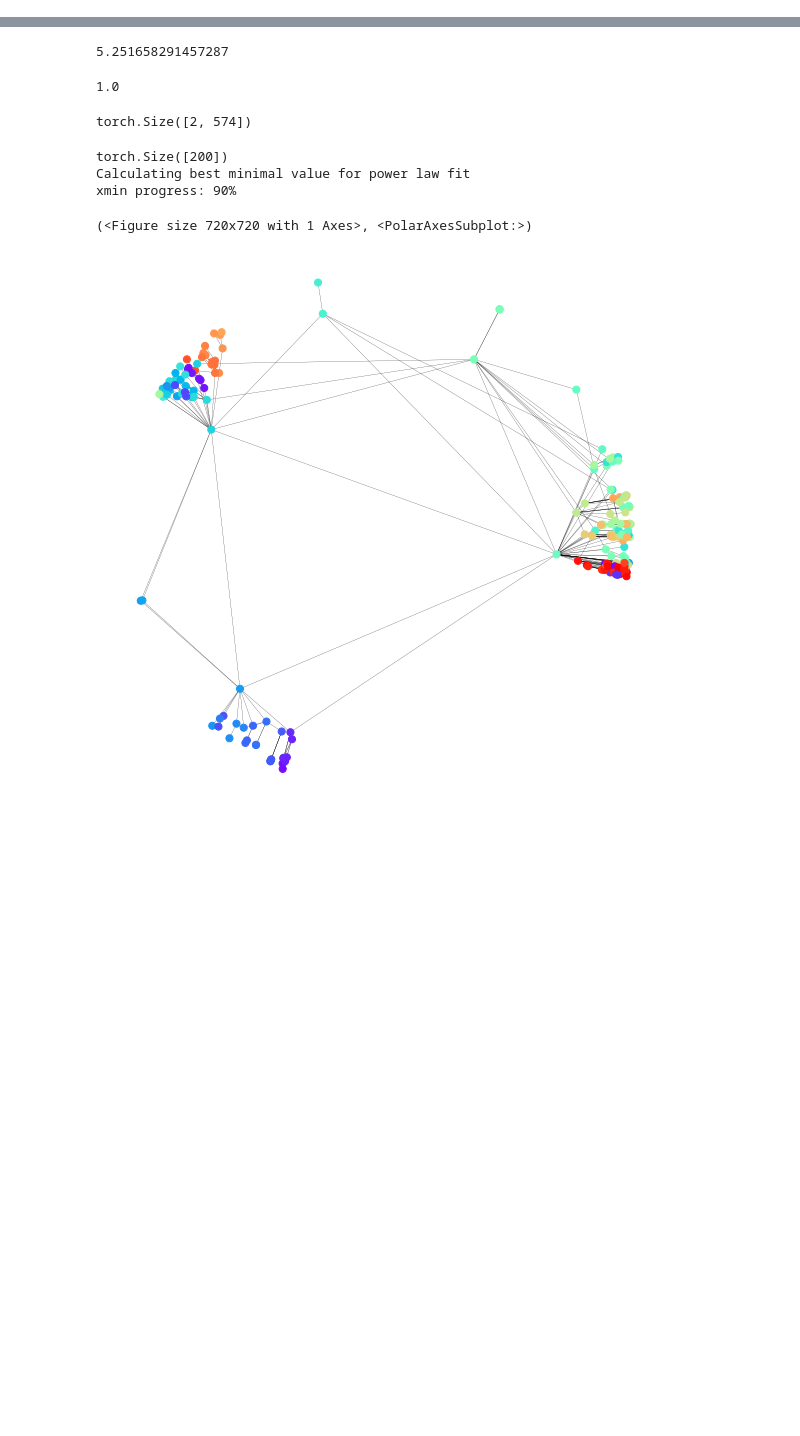
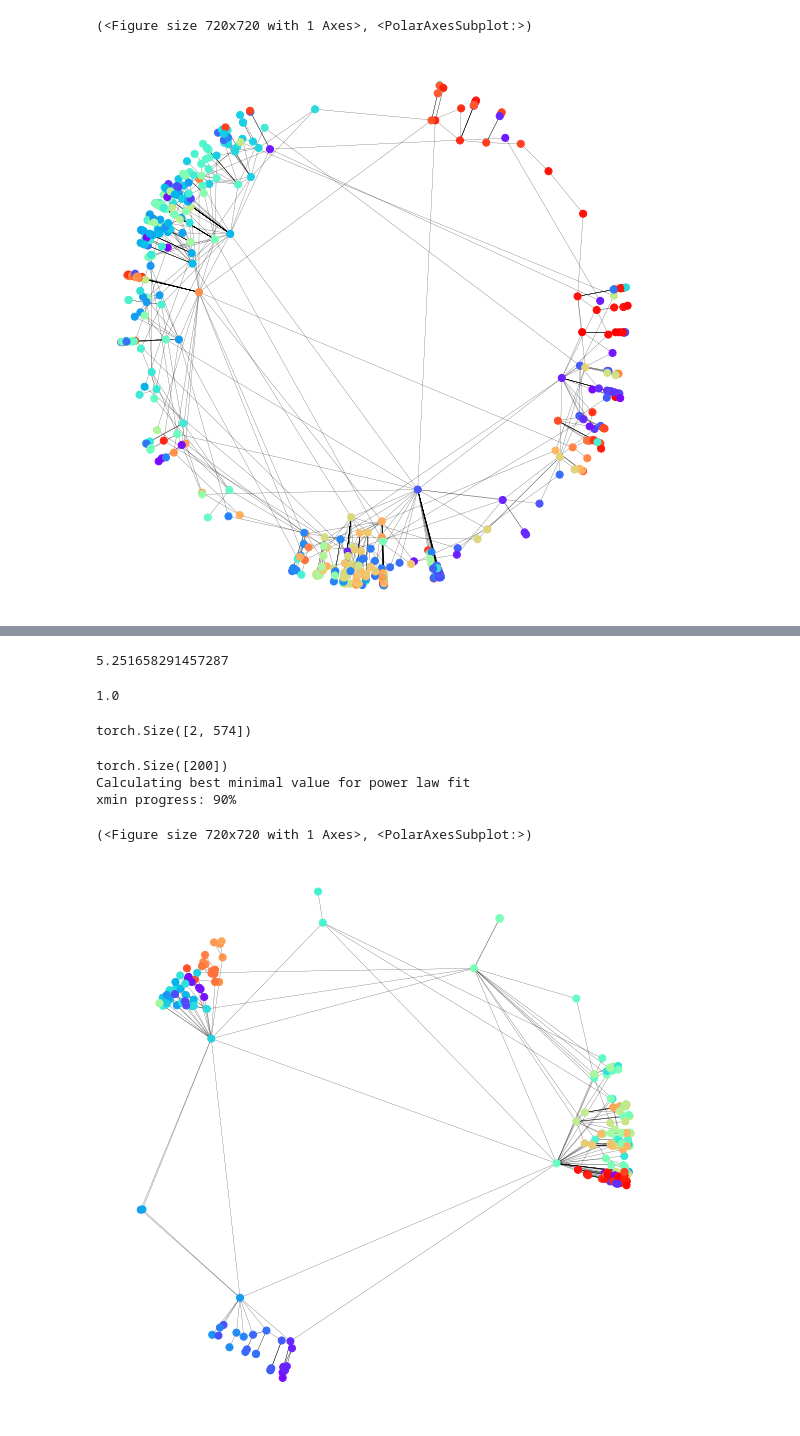
Before and after one commit to martinfama/LPGNN, a Jupyter notebook: Trees_and_pruning.ipynb, the cells around one changed output, grey strips where cells are left out. Cells and saved outputs as stored; diff of their text form; code cells hidden in the pictures; blank space fills up the shorter version.

```diff
--- a/Trees_and_pruning.ipynb
+++ b/Trees_and_pruning.ipynb
@@ -57,3 +102,8 @@ LPGNN.popularity_similarity.drawPSNetwork(PS, polar_projection=True, with_labels
+# %%
+LPGNN.popularity_similarity.drawPSNetwork(PS_tree_labne, polar_projection=True, with_labels=False, figsize=(10,10), pos_name='LaBNE_node_polar_positions')
+# %% [output]
+(<Figure size 720x720 with 1 Axes>, <PolarAxesSubplot:>)
+[figure, added]
 # %%
 LPGNN.popularity_similarity.drawPSNetwork(PS_Labne, polar_projection=True, with_labels=False, figsize=(10,10), pos_name='LaBNE_node_polar_positions')
 # %% [output]
```
Also changed, not shown: parts of 14 cells of this notebook, 4 other files.
